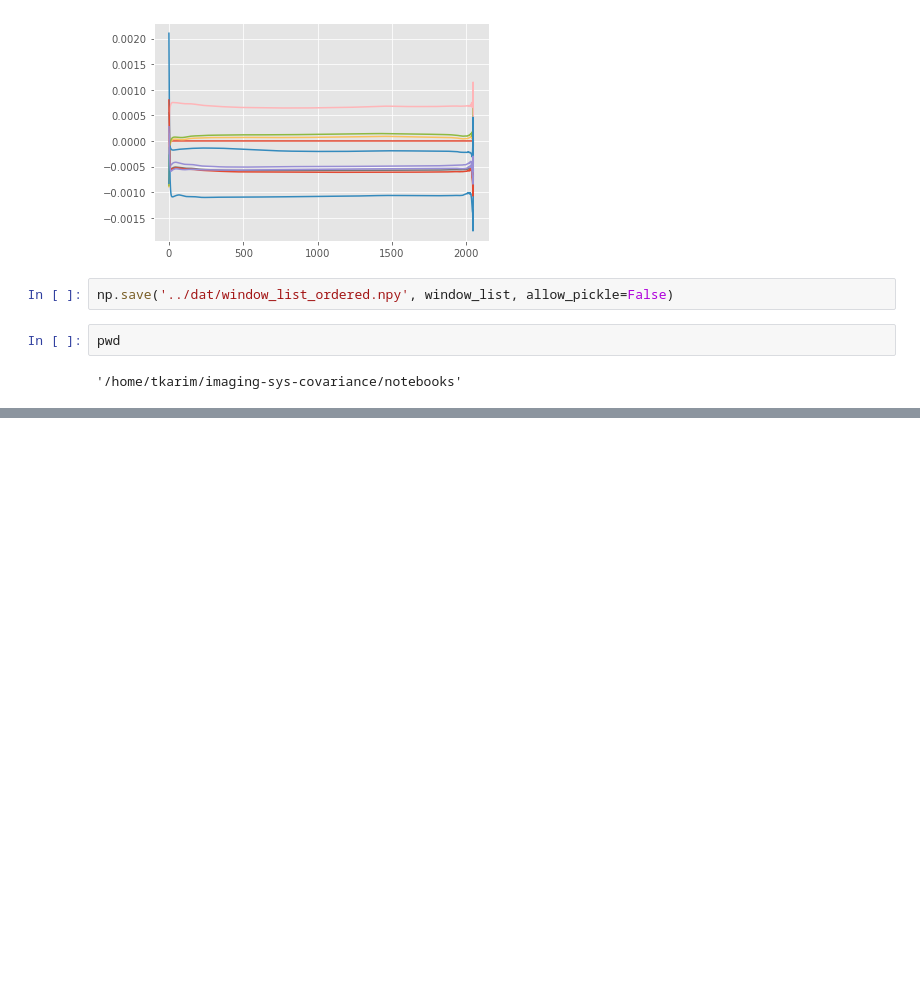
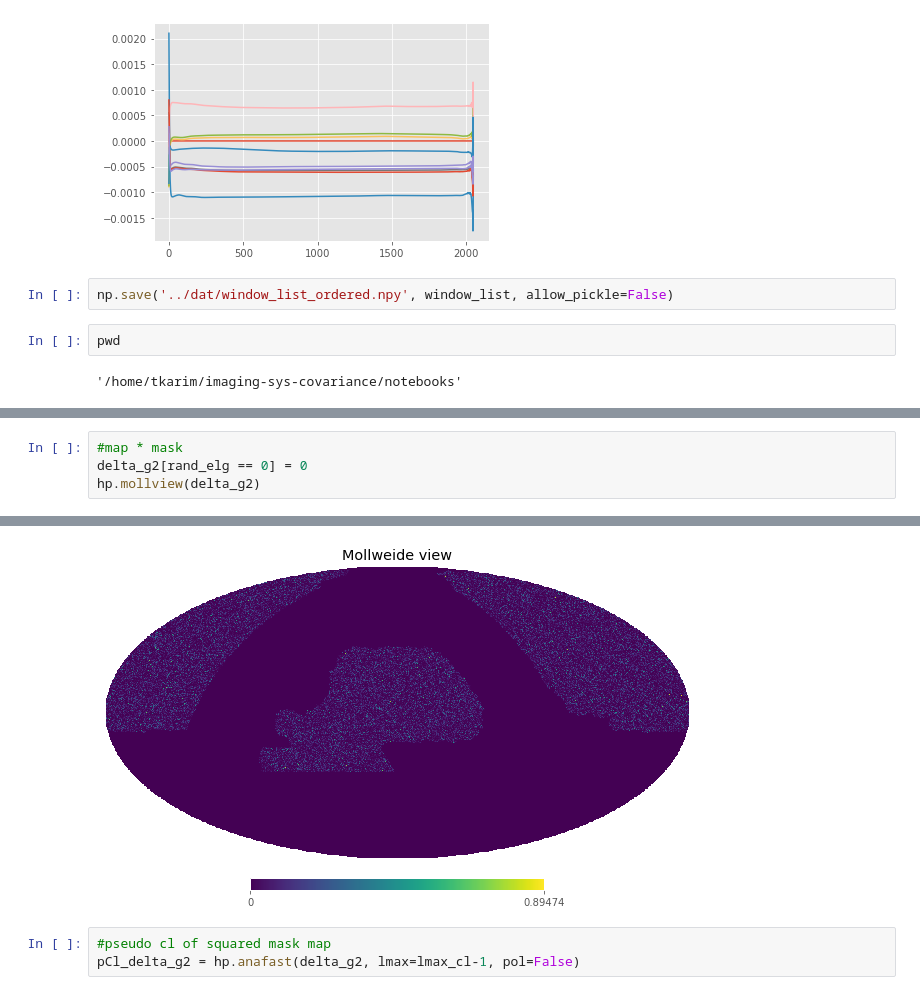
Before and after one commit to tanveerkarim/imaging-sys-covariance, a Jupyter notebook: notebooks/WindowFunctionAnalysis.ipynb, the cells around one changed output, grey strips where cells are left out. Cells and saved outputs as stored; diff of their text form; blank space fills up the shorter version.

```diff
--- a/notebooks/WindowFunctionAnalysis.ipynb
+++ b/notebooks/WindowFunctionAnalysis.ipynb
@@ -788,0 +822,5 @@ pwd
+# %%
+#map * mask
+delta_g2[rand_elg == 0] = 0
+hp.mollview(delta_g2)
+# %% [output]
@@ -788,0 +830,4 @@ pwd
+[figure, added]
+# %%
+#pseudo cl of squared mask map
+pCl_delta_g2 = hp.anafast(delta_g2, lmax=lmax_cl-1, pol=False)
```
Also changed, not shown: parts of 9 cells of this notebook.
